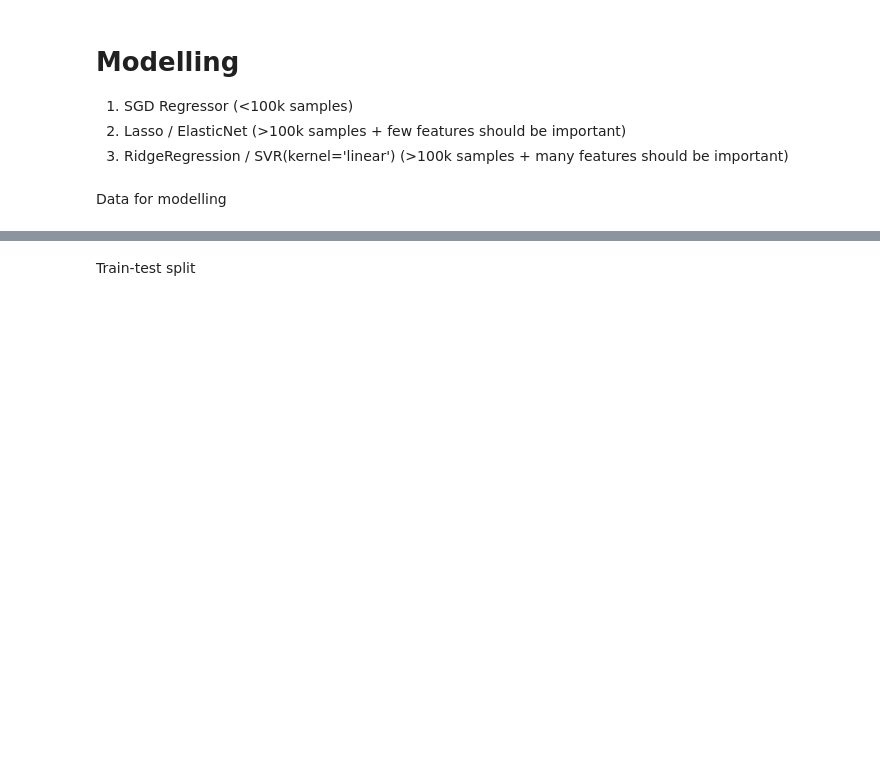
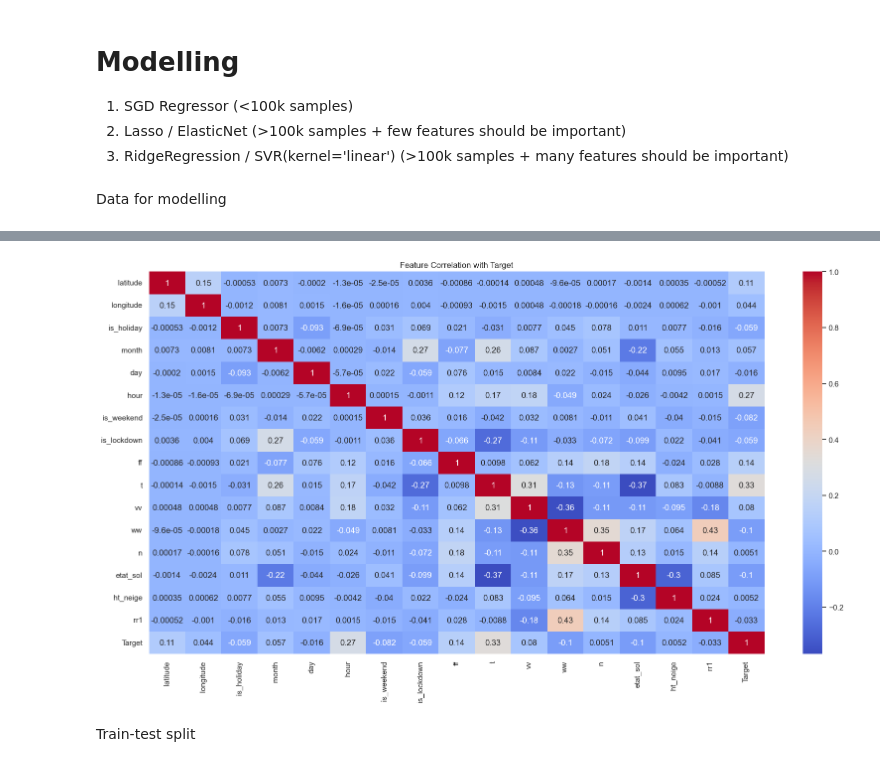
Before and after one commit to rafafvs/python_project, a Jupyter notebook: pre_processing.ipynb, the cells around one changed output, grey strips where cells are left out. Cells and saved outputs as stored; diff of their text form; code cells hidden in the pictures; blank space fills up the shorter version.

```diff
--- a/pre_processing.ipynb
+++ b/pre_processing.ipynb
@@ -235,20 +211,21 @@ train_columns = [
     "latitude",
     "longitude",
     "is_holiday",
-    "year",
+    #"year", #high correlation with "month"
     "month",
     "day",
-    "weekday",
+    #"weekday", #'is_weekend" is more correlated to the target
     "hour",
     "is_weekend",
+    "is_lockdown",
     "ff",  #: "Vitesse_du_vent_moyen_10mn",
     "t",  #: "Température_K",
-    # "u",  #: "humidity", # Correlated with 'Temps_présent' (ww, w1, w2) and "État_du_sol" (etat_sol)
+    #"u",  #: "humidity", # Correlated with 'Temps_présent' (ww, w1, w2) and "État_du_sol" (etat_sol)
     "vv",  #: "visibility_h",
     "ww",  #: "Temps_présent",
     # "w1",  #: "Temps_passé_1", # Correlated with w2 and ww so kept ww
     # "w2",  #: "Temps_passé_2", # Correlated with w1 and ww so kept ww
-    "n",  #: "Nebulosité_totale", #
+    #"n",  #: "Nebulosité_totale",
     "etat_sol",  #: "État_du_sol",
     "ht_neige",  #: "Hauteur_totale_neige",
     "rr1",  #: "Précipitations_1h",
@@ -263,3 +266,21 @@ y = train_merged["log_bike_count"]
+# %%
+import seaborn as sns
+import matplotlib.pyplot as plt
+
+# Combine X and y for a heatmap
+data = X.select_dtypes(include=np.number)
+data['Target'] = y
+
+# Compute correlations
+correlation_matrix = data.corr()
+
+# Plot heatmap
+plt.figure(figsize=(20, 10))
+sns.heatmap(correlation_matrix, annot=True, cmap="coolwarm")
+plt.title("Feature Correlation with Target")
+plt.show()
+# %% [output]
+[figure, added]
 # %% [markdown]
 Train-test split
 # %%
```
Also changed, not shown: parts of 31 cells of this notebook, 1 other file.
